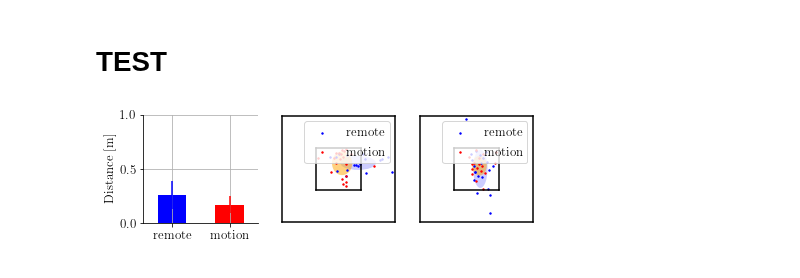
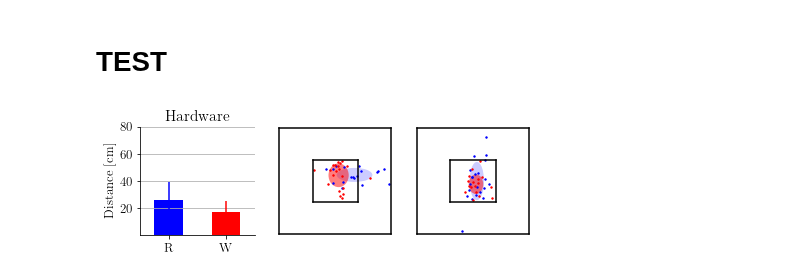
Before and after one commit to medioman22/Bidirectional_Interface, a Jupyter notebook: data_analysis/hardware/haptics.ipynb, the cells around one changed output. Saved outputs shown, nothing was run; the diff lists cells and outputs as text; code cells hidden in the pictures.

```diff
--- a/data_analysis/hardware/haptics.ipynb
+++ b/data_analysis/hardware/haptics.ipynb
@@ -2426,21 +2451,23 @@ c2 = 'r'
 fig = plt.figure(figsize = [7,2])
 ax = fig.add_subplot(131)
 ax.bar([1],
-   [np.mean(distances['remote']),],
-      yerr = [np.std(distances['remote'])], color =c1, ecolor = c1, width=0.5 )
+   [np.mean(distances['remote'])*100,],
+      yerr = [np.std(distances['remote'])*100], color =c1, ecolor = c1, width=0.5 )
 ax.bar([2],
-   [np.mean(distances['motion'])],
-      yerr = [np.std(distances['motion'])], color =c2, ecolor = c2, width=0.5 )
+   [np.mean(distances['motion'])*100],
+      yerr = [np.std(distances['motion'])*100], color =c2, ecolor = c2, width=0.5 )
 
-plt.xticks([1,2], ['remote', 'motion'])
-plt.yticks([0,0.5,1])
-plt.ylim([0, 1])
+plt.xticks([1,2], ['R', 'W'])
+plt.yticks([20, 40, 60, 80])
+# plt.ylim([0, 100])
 plt.xlim([0.5, 2.5])
-plt.ylabel('Distance [m]')
+plt.ylabel('Distance [cm]')
 plt.grid()
+ax.xaxis.grid()
 
 ax.spines['right'].set_visible(False)
 ax.spines['top'].set_visible(False)
+plt.title('Hardware')
 
 ###
 
@@ -2470,7 +2497,7 @@ plt.ylabel('')
 plt.xticks([])
 plt.yticks([])
 
-plt.legend(loc = 'upper right')
+# plt.legend(loc = 'upper right')
 
 
 ellipse = Ellipse((np.mean(cross_z['X']['remote']), np.mean(cross_z['Y']['remote'])), width=np.std(cross_z['X']['remote'])*2,
@@ -2483,7 +2510,7 @@ ax.add_patch(ellipse)
 ellipse = Ellipse((np.mean(cross_z['X']['motion']), np.mean(cross_z['Y']['motion'])), width=np.std(cross_z['X']['motion'])*2,
         height=np.std(cross_z['Y']['motion'])*2,
         alpha=0.5,
-        facecolor='orange', zorder=-1)
+        facecolor='r', zorder=-1)
 ax.add_patch(ellipse)
 
 ax.spines['right'].set_visible(False)
@@ -2515,33 +2542,33 @@ plt.ylim([-0.51, 0.51])
 
 plt.xlabel('Z [m]')
 plt.ylabel('X [m]')
 
 plt.xlabel('')
 plt.ylabel('')
 plt.xticks([])
 plt.yticks([])
 
-plt.legend(loc = 'upper right')
+# plt.legend(loc = 'upper right')
 
 
 ellipse = Ellipse((np.mean(cross['X']['remote']), np.mean(cross['Y']['remote'])), width=np.std(cross['X']['remote'])*2,
         height=np.std(cross['Y']['remote'])*2,
         alpha=0.2,
         facecolor='blue', zorder=-2)
 ax.add_patch(ellipse)
 
 
 ellipse = Ellipse((np.mean(cross['X']['motion']), np.mean(cross['Y']['motion'])), width=np.std(cross['X']['motion'])*2,
         height=np.std(cross['Y']['motion'])*2,
         alpha=0.5,
-        facecolor='orange', zorder=-1)
+        facecolor='r', zorder=-1)
 ax.add_patch(ellipse)
 
 ax.spines['right'].set_visible(False)
 ax.spines['top'].set_visible(False)
 ax.spines['left'].set_visible(False)
 ax.spines['bottom'].set_visible(False)
 
 savefig('cross_HW.pdf', bbox_inches='tight')
 # %% [output]
-[figure, old version]
+[figure, new version]
```
Also changed, not shown: parts of 3 cells of this notebook, 36 other files.
